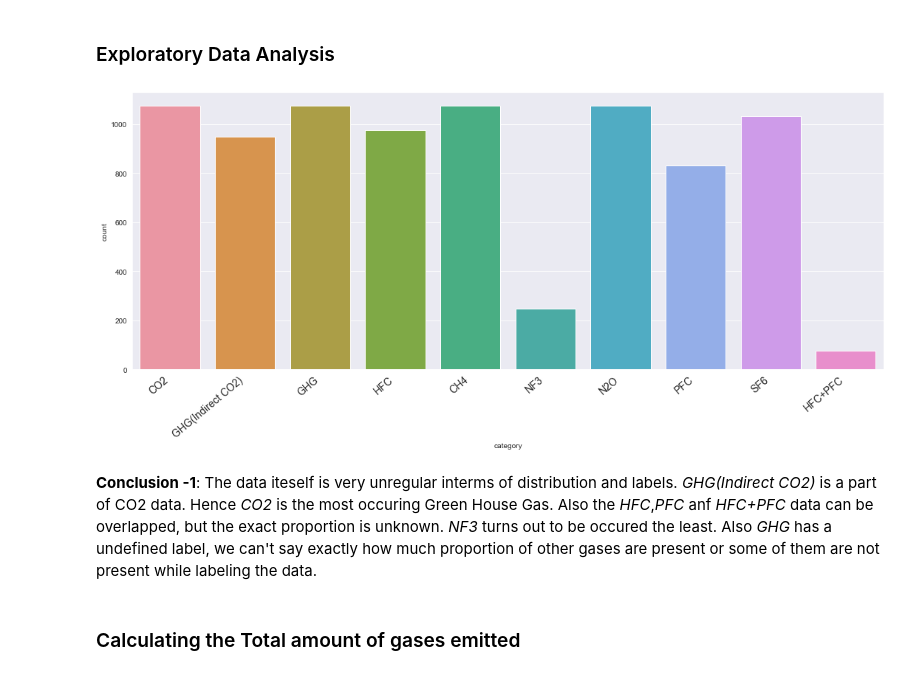
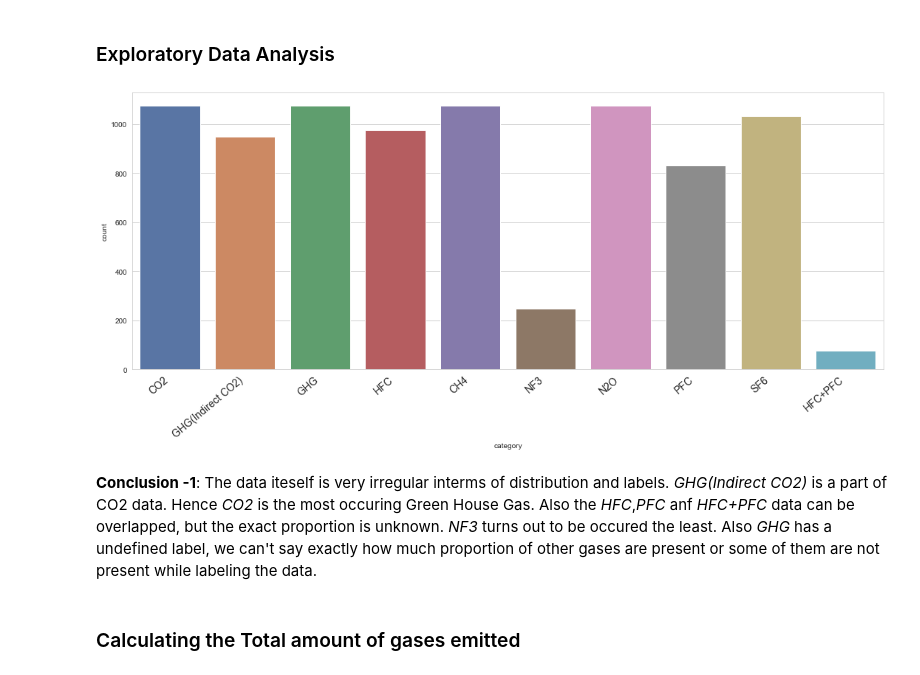
Before and after one commit to Wealthy-Waste/International-Greenhouse-Gas-Emissions, a Jupyter notebook: INTERNATIONAL GREENHOUSE GAS EMMISSION/1 - EMISSION ANALYSIS - 9TH MAY 2020.ipynb, the cells around one changed output. Cells and saved outputs as stored; diff of their text form; code cells hidden in the pictures.

```diff
--- a/INTERNATIONAL GREENHOUSE GAS EMMISSION/1 - EMISSION ANALYSIS - 9TH MAY 2020.ipynb
+++ b/INTERNATIONAL GREENHOUSE GAS EMMISSION/1 - EMISSION ANALYSIS - 9TH MAY 2020.ipynb
@@ -197,18 +197,18 @@ l.count()
 # %% [markdown]
 ### Exploratory Data Analysis
 # %%
-sns.set_palette("coolwarm")
-sns.set_style("darkgrid")
+sns.set_palette("deep")
+sns.set_style("whitegrid")
 plt.figure(figsize=(15,7))
 ax = sns.countplot(replaced_emission["category"])
 ax.set_xticklabels(ax.get_xticklabels(),rotation=40, ha="right", fontsize=14)
 plt.tight_layout()
 plt.show()
 # %% [output]
-[figure, old version]
+[figure, new version]
 # %% [markdown]
 **Conclusion -1**:
-    The data iteself is very unregular interms of distribution and labels. *GHG(Indirect CO2)* is a part of CO2 data. Hence *CO2* is the most occuring Green House Gas. Also the *HFC*,*PFC* anf *HFC+PFC* data can be overlapped, but the exact proportion is unknown. *NF3* turns out to be occured the least. Also *GHG* has a undefined label, we can't say exactly how much proportion of other gases are present or some of them are not present while labeling the data.
+    The data iteself is very irregular interms of distribution and labels. *GHG(Indirect CO2)* is a part of CO2 data. Hence *CO2* is the most occuring Green House Gas. Also the *HFC*,*PFC* anf *HFC+PFC* data can be overlapped, but the exact proportion is unknown. *NF3* turns out to be occured the least. Also *GHG* has a undefined label, we can't say exactly how much proportion of other gases are present or some of them are not present while labeling the data.
 # %% [markdown]
 ### Calculating the Total amount of gases emitted
 # %%
```
Also changed, not shown: parts of 11 cells of this notebook.
